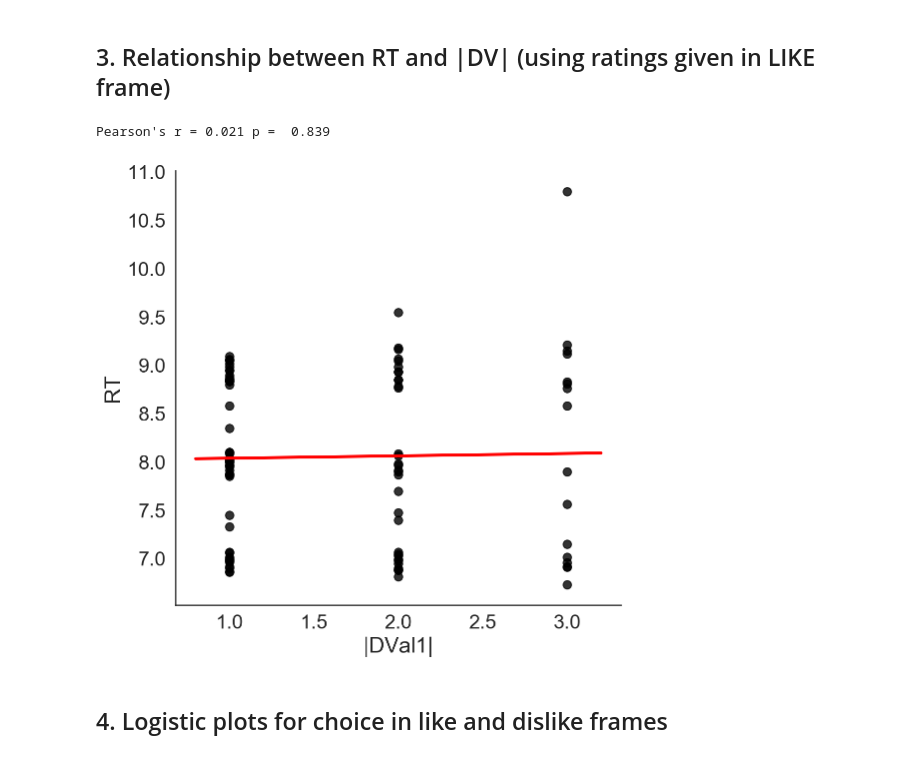
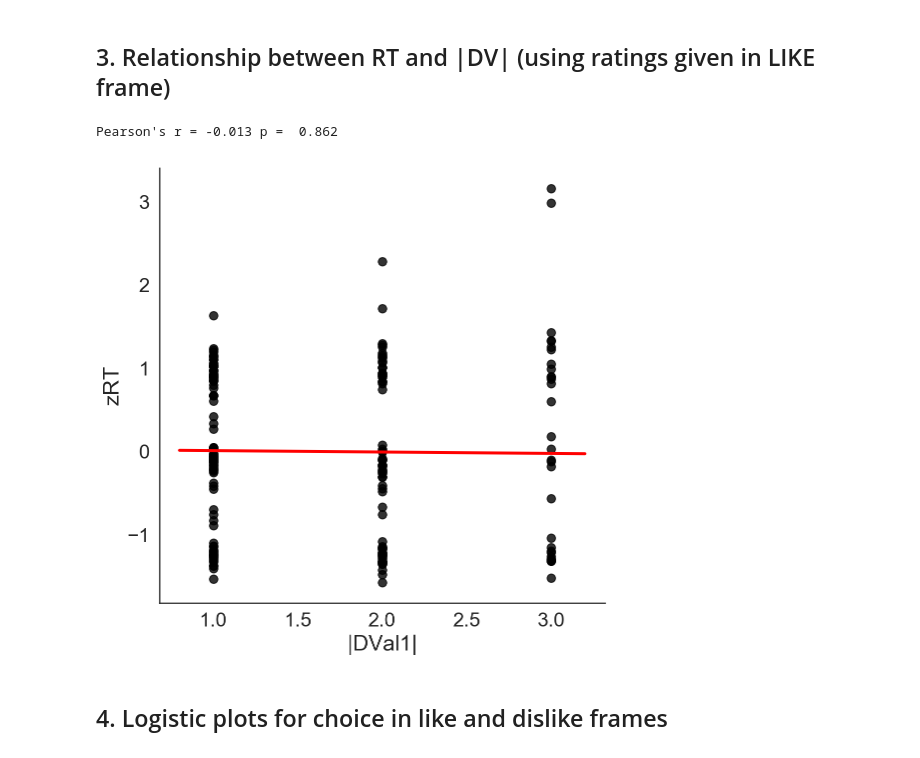
Before and after one commit to pradysepulveda/PFT_fMRI_2019, a Jupyter notebook: Pilots Pet/Analysis/Pilot_Choice_Analysis.ipynb, the cells around one changed output. Saved outputs shown, nothing was run; the diff lists cells and outputs as text; code cells hidden in the pictures.

```diff
--- a/Pilots Pet/Analysis/Pilot_Choice_Analysis.ipynb
+++ b/Pilots Pet/Analysis/Pilot_Choice_Analysis.ipynb
@@ -296,10 +272,10 @@ data_expD = data_exp1.loc[(data_exp1['frame'] == 2)] # 1 = Like, 2 = Dislike
 # %% [markdown]
 ## 3. Relationship between RT and |DV| (using ratings given in LIKE frame)
 # %%
-corrPlotSimple(data_exp1, 'absDVal1','|DVal1|','RT','RT')
+corrPlotSimple(data_exp1, 'absDVal1','|DVal1|','zRT','zRT')
 # %% [output]
-Pearson's r = 0.021 p =  0.839
+Pearson's r = -0.013 p =  0.862
-[figure, old version]
+[figure, new version]
 # %% [markdown]
 ## 4. Logistic plots for choice in like and dislike frames
 # %%
```
Also changed, not shown: parts of 30 cells of this notebook, 12 other files.
